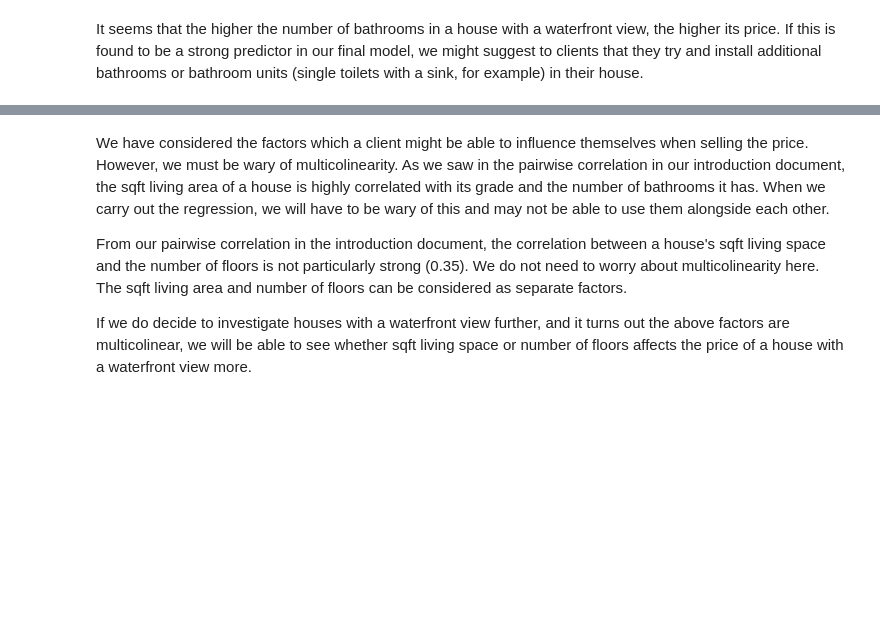
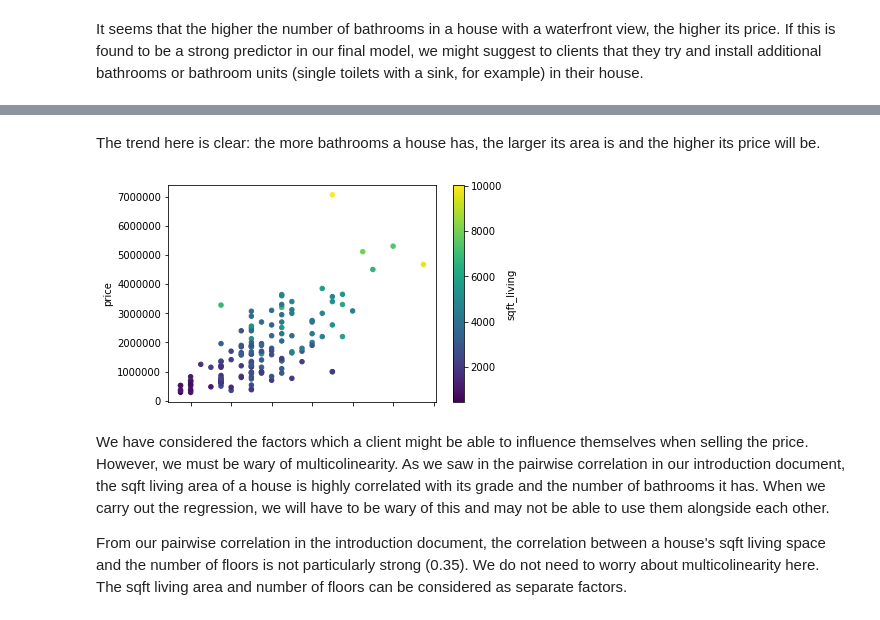
Before and after one commit to HeleneBu/Project_1, a Jupyter notebook: Data cleaning and question 1.ipynb, the cells around one changed output, grey strips where cells are left out. Cells and saved outputs as stored; diff of their text form; code cells hidden in the pictures; blank space fills up the shorter version.

```diff
--- a/Data cleaning and question 1.ipynb
+++ b/Data cleaning and question 1.ipynb
@@ -352,6 +432,13 @@ It seems that the higher the number of bathrooms in a house with a waterfront vi
+# %% [markdown]
+The trend here is clear: the more bathrooms a house has, the larger its area is and the higher its price will be.
+# %%
+ax2 = df_waterfront_only.plot.scatter(x='bathrooms',
+                       y='price',
+                      c='sqft_living',
+                      colormap='viridis')
+# %% [output]
+[figure, added]
 # %% [markdown]
 We have considered the factors which a client might be able to influence themselves when selling the price. However, we must be wary of multicolinearity. As we saw in the pairwise correlation in our introduction document, the sqft living area of a house is highly correlated with its grade and the number of bathrooms it has. When we carry out the regression, we will have to be wary of this and may not be able to use them alongside each other.
 
 From our pairwise correlation in the introduction document, the correlation between a house's sqft living space and the number of floors is not particularly strong (0.35). We do not need to worry about multicolinearity here. The sqft living area and number of floors can be considered as separate factors.
-
-If we do decide to investigate houses with a waterfront view further, and it turns out the above factors are multicolinear, we will be able to see whether sqft living space or number of floors affects the price of a house with a waterfront view more.
```
Also changed, not shown: parts of 16 cells of this notebook, 1 other file.
